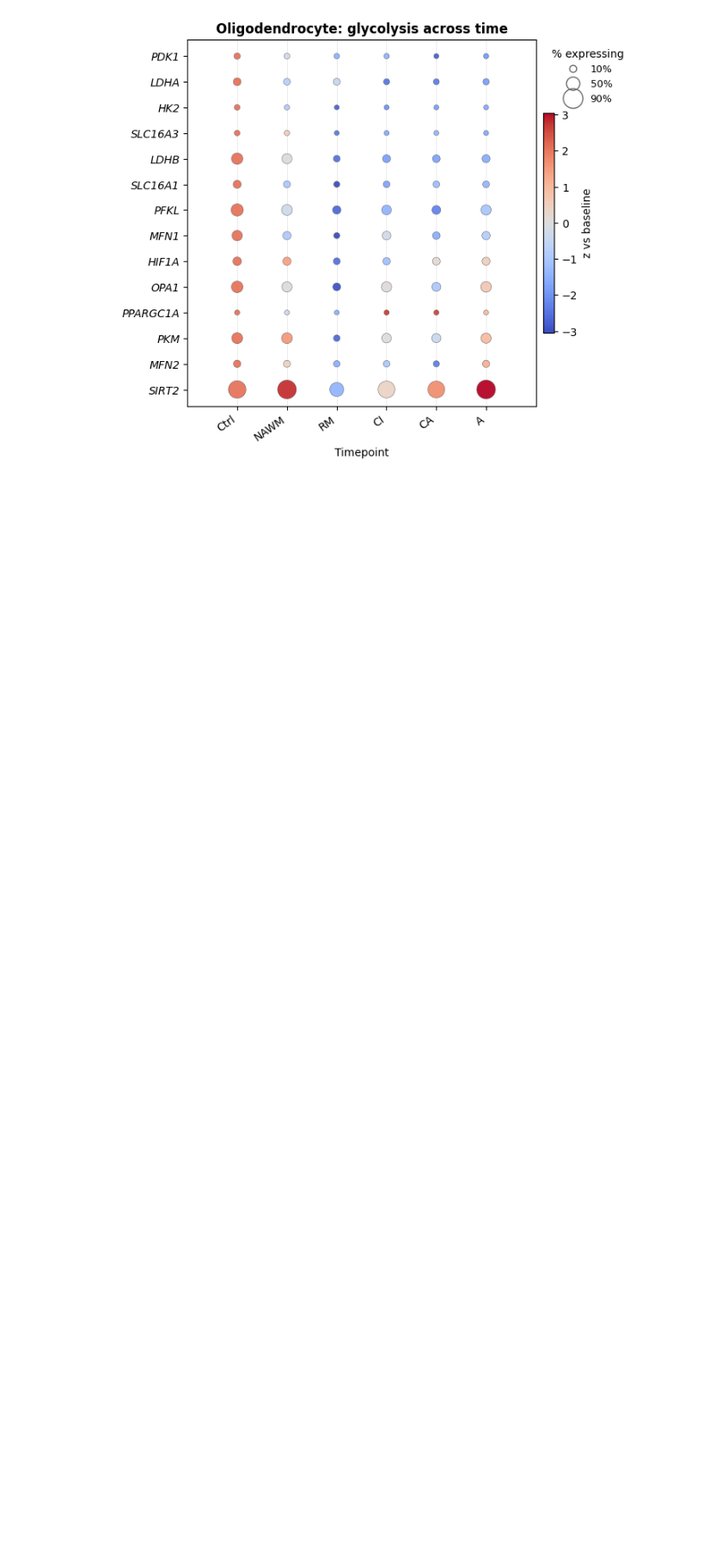
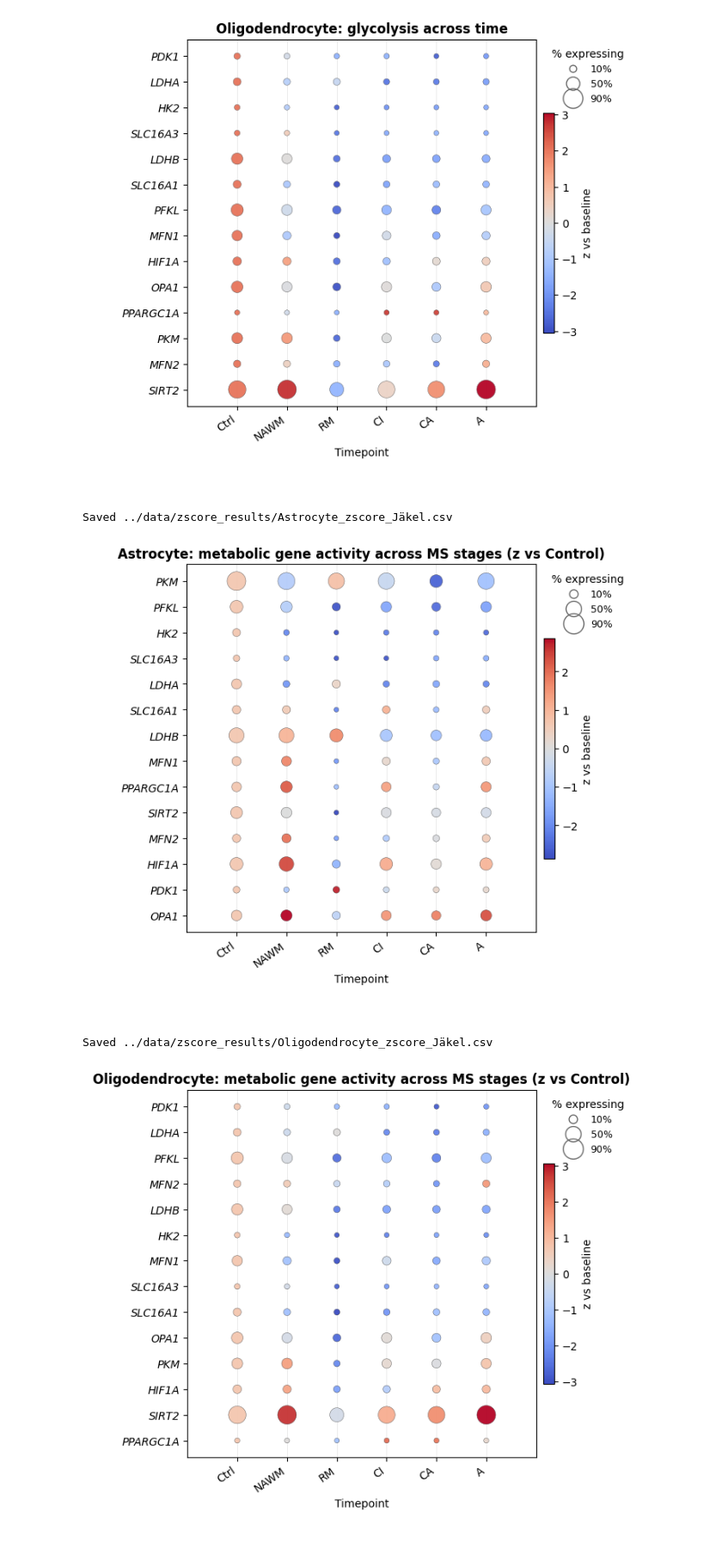
Before and after one commit to christoffermattssonlangseth/MitoMetaoMicS, a Jupyter notebook: notebooks/Jäkel.ipynb, the cells around one changed output. Shown at 86% size. Cells and saved outputs as stored; diff of their text form; code cells hidden in the pictures; blank space fills up the shorter version.

```diff
--- a/notebooks/Jäkel.ipynb
+++ b/notebooks/Jäkel.ipynb
@@ -49,6 +49,8 @@ adata = sc.AnnData(X = exp, obs = meta)
 adata.layers['raw'] = adata.X.copy()
 # %%
 adata.write('../data/jäkel_et_al_2019.h5ad')
+# %%
+adata = sc.read_h5ad('../data/jäkel_et_al_2019.h5ad')
 # %%
 human_genes = [
     "HIF1A",     # Hypoxia inducible factor 1 alpha
@@ -383,0 +600,49 @@ plot_dotplot_time(tblz,
+# %%
+celltype = "Oligodendrocyte"
+time_col = "Lesion"      # e.g., values: "T0","T1","T2","T3"
+ct_col   = "Celltypes_simplified"
+layer    = 'raw'               # or name of your expression layer
+
+# 1) summarize
+tbl = summarize_by_time(adata, human_genes, celltype, time_col=time_col, ct_col=ct_col, layer=layer,
+                        detect_threshold=0.0, time_order=['Ctrl','NAWM','RM','CI','CA','A'])
+# %%
+import os
+
+outdir = "../data/zscore_results/"
+dataset = 'Jäkel'
+os.makedirs(outdir, exist_ok=True)
+
+for cell in ['Astrocyte', 'Oligodendrocyte', 'Microglia']:
+
+    # 2) summarize within one cell type across stages
+    tbl = summarize_by_time(
+        adata, human_genes, celltype=cell,   # <-- set to your label in adata.obs
+        time_col="Lesion",                            # e.g. "Control","Chronic inactive","Acute/Chronic active"
+        ct_col="Celltypes_simplified",                           # change if your column is different
+        layer=None,                                  # or "raw"/your layer name
+        detect_threshold=0.0,
+        time_order=['Ctrl','NAWM','RM','CI','CA','A']
+    )
+
+    # 3) add z-scores anchored at Control
+    tblz = compute_zscores_vs_baseline(tbl, baseline_time="Ctrl")
+
+    # ---- SAVE each table ----
+    outfile = os.path.join(outdir, f"{cell.replace(' ','_')}_zscore_"+dataset+".csv")
+    tblz.to_csv(outfile, index=False)
+    print(f"Saved {outfile}")
+
+    # 4) plot z vs baseline
+    plot_dotplot_time(
+        tblz,
+        title=cell+": metabolic gene activity across MS stages (z vs Control)",
+        color_mode="z_vs_baseline",
+        sort_genes="z",                 # rank genes by z in the chosen time
+        sort_genes_time="CA"
+    )
+# %% [output]
+Saved ../data/zscore_results/Astrocyte_zscore_Jäkel.csv
+[figure, added]
+Saved ../data/zscore_results/Oligodendrocyte_zscore_Jäkel.csv
+[figure, added]
```
Also changed, not shown: parts of 4 cells of this notebook, 4 other files.
